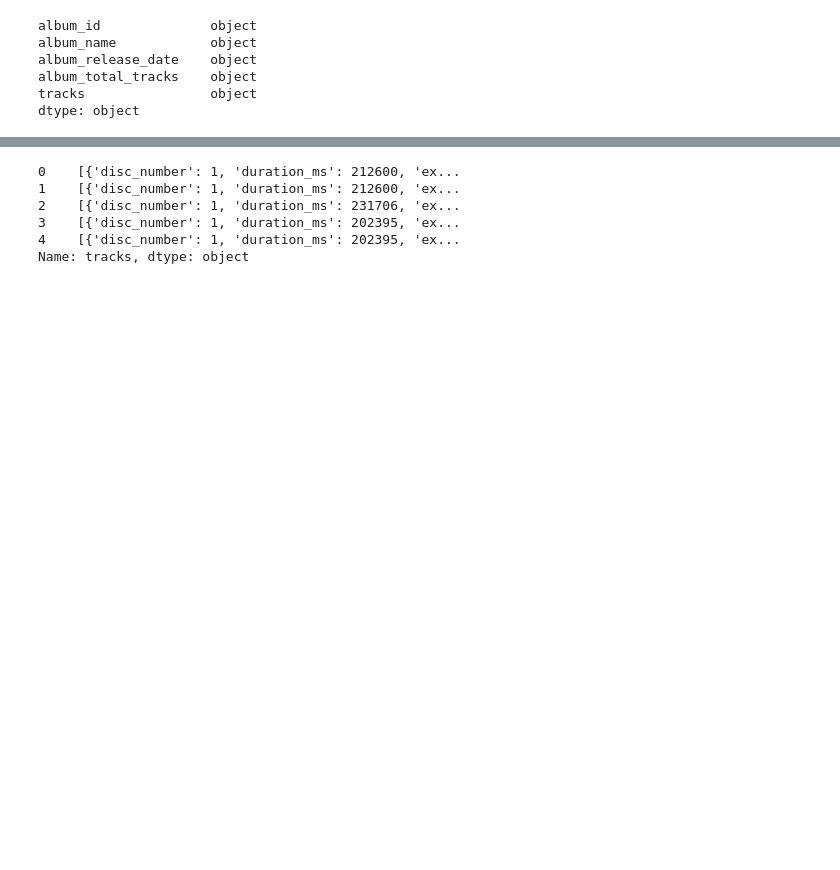
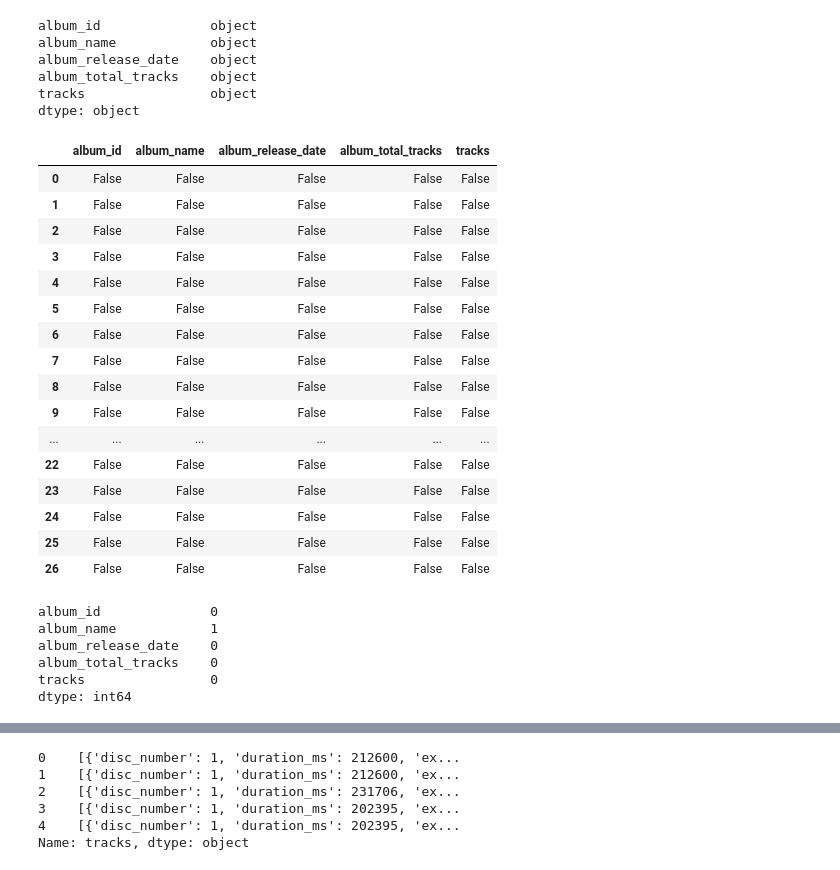
Before and after one commit to PrismaPsy/Data_Quality_Engineer, a Jupyter notebook: ETL/Data Quality Engineer.ipynb, the cells around one changed output, grey strips where cells are left out. Drawn from its saved outputs; the diff is of its cells as text; code cells hidden in the pictures; blank space fills up the shorter version.

```diff
--- a/ETL/Data Quality Engineer.ipynb
+++ b/ETL/Data Quality Engineer.ipynb
@@ -79,3 +100,34 @@ album_release_date    object
 album_total_tracks    object
 tracks                object
 dtype: object
+# %%
+# Revisar datos nulos en el nuevo DataFrame.
+data_albums.isnull()
+# %% [output]
+|  | album_id | album_name | album_release_date | album_total_tracks | tracks |
+| 0 | False | False | False | False | False |
+| 1 | False | False | False | False | False |
+| 2 | False | False | False | False | False |
+| 3 | False | False | False | False | False |
+| 4 | False | False | False | False | False |
+| 5 | False | False | False | False | False |
+| 6 | False | False | False | False | False |
+| 7 | False | False | False | False | False |
+| 8 | False | False | False | False | False |
+| 9 | False | False | False | False | False |
+| ... | ... | ... | ... | ... | ... |
+| 22 | False | False | False | False | False |
+| 23 | False | False | False | False | False |
+| 24 | False | False | False | False | False |
+| 25 | False | False | False | False | False |
+| 26 | False | False | False | False | False |
+# %%
+# Sumar los nulos para verificar.
+data_albums.isnull().sum()
+# %% [output]
+album_id              0
+album_name            1
+album_release_date    0
+album_total_tracks    0
+tracks                0
+dtype: int64
```
Also changed, not shown: parts of 4 cells of this notebook, 1 other file.
